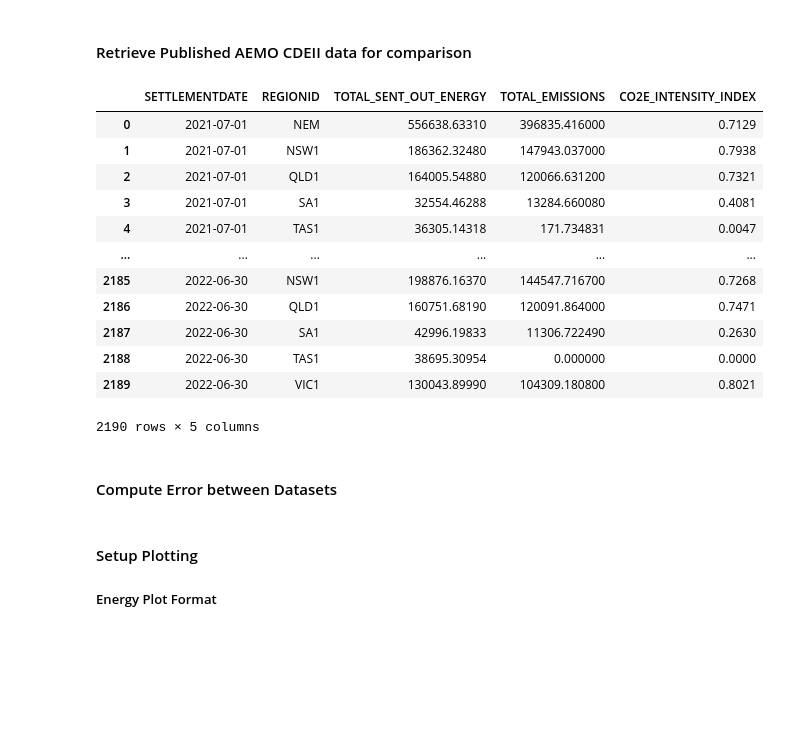
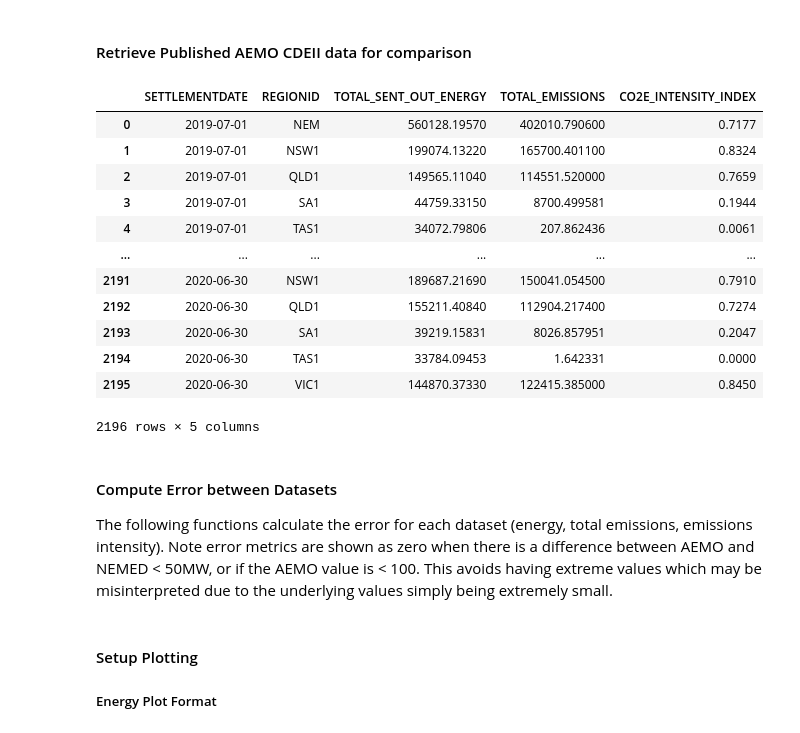
Before and after one commit to UNSW-CEEM/NEMED, a Jupyter notebook: docs/source/examples/example_1.ipynb, the cells around one changed output. Saved outputs shown, nothing was run; the diff lists cells and outputs as text; code cells hidden in the pictures; blank space fills up the shorter version.

```diff
--- a/docs/source/examples/example_1.ipynb
+++ b/docs/source/examples/example_1.ipynb
@@ -22,8 +24,8 @@ pio.renderers.default = "browser"
 # %%
 cache = "E:/TEMPCACHE/" # Set this to an existing empty folder or leave as ""
                         # to create a new cache folder
-start_time = "2021/07/01 00:00:00" # Define the start of the historical period.
-end_time = "2022/07/01 00:00:00" # Define the end of the historical period.
+start_time = "2019/07/01 00:00:00" # Define the start of the historical period.
+end_time = "2020/07/01 00:00:00" # Define the end of the historical period.
 filter_units = None # List DUIDs if you only require data for specific units.
 filter_regions = None # List regions if you only require data for such.
 # %% [markdown]
@@ -107,24 +109,25 @@ emissions_avg['NEM'] = emissions_tot['NEM'] / energy['NEM']
 # %% [markdown]
 #### Retrieve Published AEMO CDEII data for comparison
 # %%
-aemo = download_current_aemo_cdeii_summary(start_time, end_time) # CONFIGURED FOR 2021-2022 DATA
+aemo = download_current_aemo_cdeii_summary(start_time, end_time, financialyear="1920")
 aemo
 # %% [output]
 |  | SETTLEMENTDATE | REGIONID | TOTAL_SENT_OUT_ENERGY | TOTAL_EMISSIONS | CO2E_INTENSITY_INDEX |
-| 0 | 2021-07-01 | NEM | 556638.63310 | 396835.416000 | 0.7129 |
-| 1 | 2021-07-01 | NSW1 | 186362.32480 | 147943.037000 | 0.7938 |
-| 2 | 2021-07-01 | QLD1 | 164005.54880 | 120066.631200 | 0.7321 |
-| 3 | 2021-07-01 | SA1 | 32554.46288 | 13284.660080 | 0.4081 |
-| 4 | 2021-07-01 | TAS1 | 36305.14318 | 171.734831 | 0.0047 |
+| 0 | 2019-07-01 | NEM | 560128.19570 | 402010.790600 | 0.7177 |
+| 1 | 2019-07-01 | NSW1 | 199074.13220 | 165700.401100 | 0.8324 |
+| 2 | 2019-07-01 | QLD1 | 149565.11040 | 114551.520000 | 0.7659 |
+| 3 | 2019-07-01 | SA1 | 44759.33150 | 8700.499581 | 0.1944 |
+| 4 | 2019-07-01 | TAS1 | 34072.79806 | 207.862436 | 0.0061 |
 | ... | ... | ... | ... | ... | ... |
-| 2185 | 2022-06-30 | NSW1 | 198876.16370 | 144547.716700 | 0.7268 |
-| 2186 | 2022-06-30 | QLD1 | 160751.68190 | 120091.864000 | 0.7471 |
-| 2187 | 2022-06-30 | SA1 | 42996.19833 | 11306.722490 | 0.2630 |
-| 2188 | 2022-06-30 | TAS1 | 38695.30954 | 0.000000 | 0.0000 |
-| 2189 | 2022-06-30 | VIC1 | 130043.89990 | 104309.180800 | 0.8021 |
+| 2191 | 2020-06-30 | NSW1 | 189687.21690 | 150041.054500 | 0.7910 |
+| 2192 | 2020-06-30 | QLD1 | 155211.40840 | 112904.217400 | 0.7274 |
+| 2193 | 2020-06-30 | SA1 | 39219.15831 | 8026.857951 | 0.2047 |
+| 2194 | 2020-06-30 | TAS1 | 33784.09453 | 1.642331 | 0.0000 |
+| 2195 | 2020-06-30 | VIC1 | 144870.37330 | 122415.385000 | 0.8450 |
-2190 rows × 5 columns
+2196 rows × 5 columns
-# %% [markdown]
-#### Compute Error between Datasets
+# %% [markdown]
+#### Compute Error between Datasets
+The following functions calculate the error for each dataset (energy, total emissions, emissions intensity). Note error metrics are shown as zero when there is a difference between AEMO and NEMED < 50MW, or if the AEMO value is < 100. This avoids having extreme values which may be misinterpreted due to the underlying values simply being extremely small.
 # %%
 def calculate_total_emissions_error(region):
     sel_aemo = aemo[aemo['REGIONID']==region].reset_index(drop=True)
```
Also changed, not shown: parts of 16 cells of this notebook, 29 other files.
